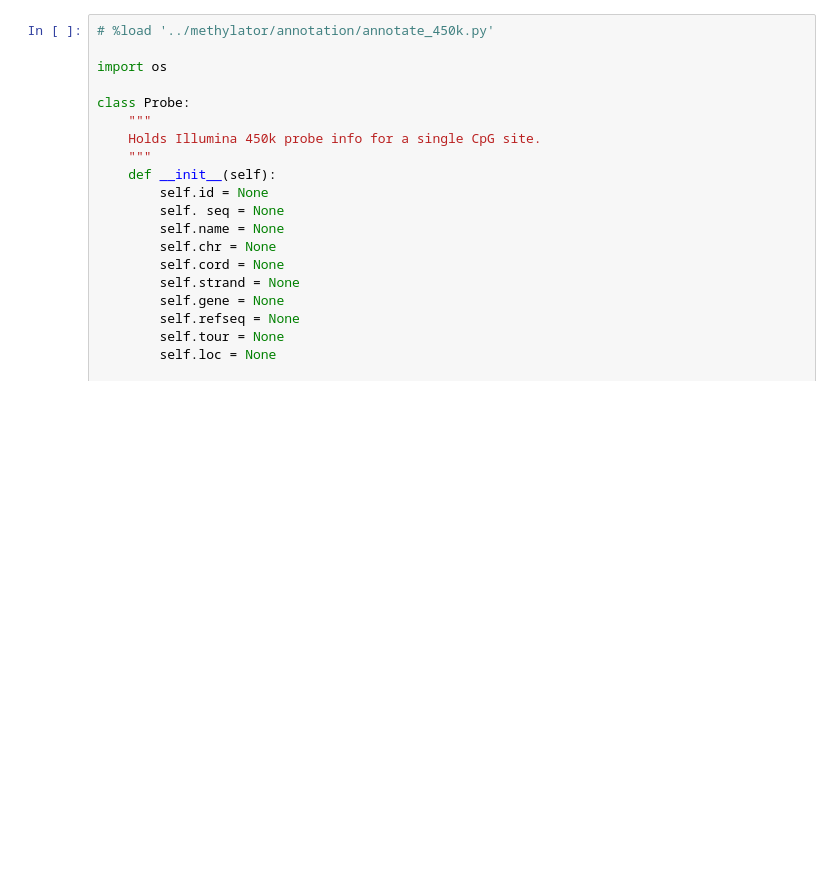
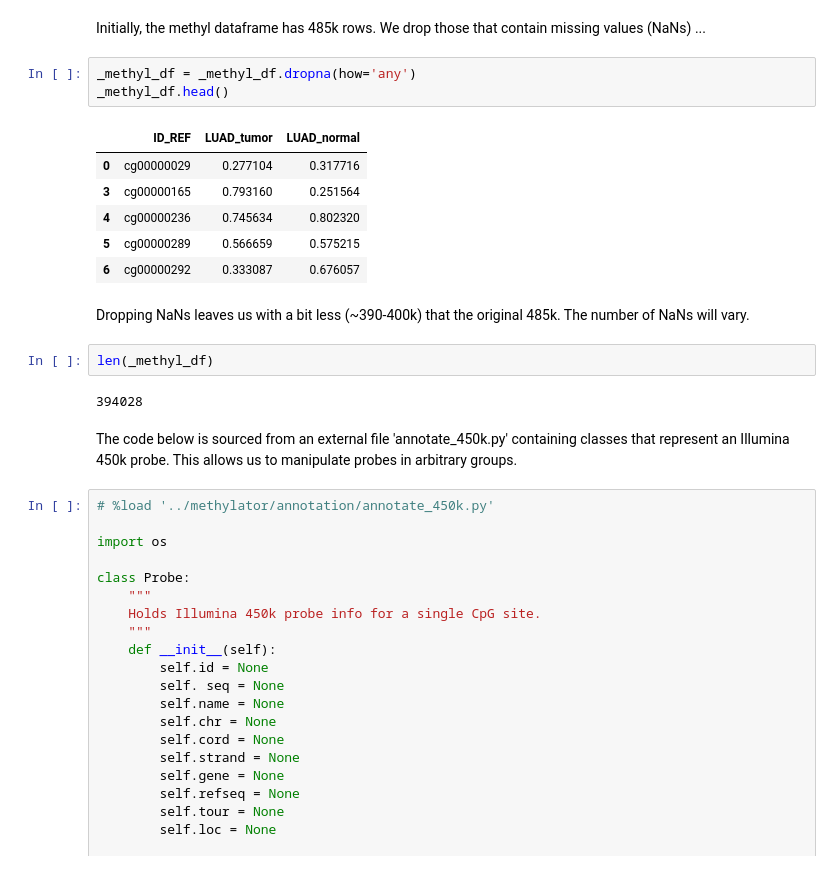
Before and after one commit to atallah-lab/methylation, a Jupyter notebook: python/notebooks/clean_and_process_jhu_data.ipynb, the cells around one changed output. Cells and saved outputs as stored; diff of their text form; blank space fills up the shorter version.

```diff
--- a/python/notebooks/clean_and_process_jhu_data.ipynb
+++ b/python/notebooks/clean_and_process_jhu_data.ipynb
@@ -109,3 +103,23 @@ small_combined_methyl_df
+# %% [markdown]
+Initially, the methyl dataframe has 485k rows. We drop those that contain missing values (NaNs) ...
+# %%
+_methyl_df = _methyl_df.dropna(how='any')
+_methyl_df.head()
+# %% [output]
+|  | ID_REF | LUAD_tumor | LUAD_normal |
+| 0 | cg00000029 | 0.277104 | 0.317716 |
+| 3 | cg00000165 | 0.793160 | 0.251564 |
+| 4 | cg00000236 | 0.745634 | 0.802320 |
+| 5 | cg00000289 | 0.566659 | 0.575215 |
+| 6 | cg00000292 | 0.333087 | 0.676057 |
+# %% [markdown]
+Dropping NaNs leaves us with a bit less (~390-400k) that the original 485k. The number of NaNs will vary.
+# %%
+len(_methyl_df)
+# %% [output]
+394028
+# %% [markdown]
+The code below is sourced from an external file 'annotate_450k.py' containing classes that represent an Illumina 450k probe. This allows us to manipulate probes in arbitrary groups.
 # %%
 # %load '../methylator/annotation/annotate_450k.py'
 
```
Also changed, not shown: parts of 63 cells of this notebook.
